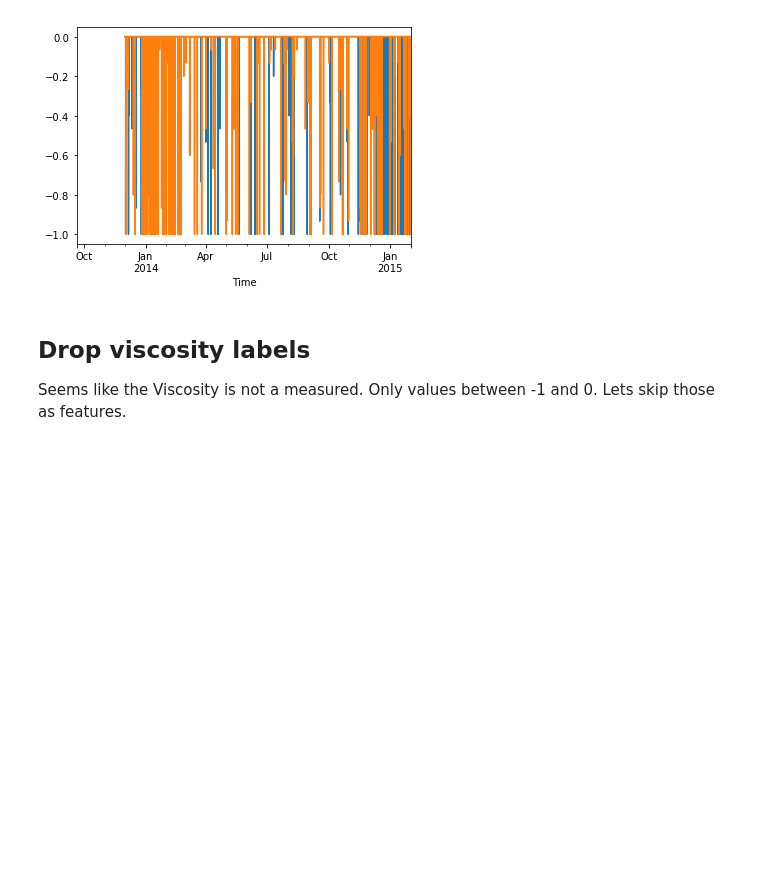
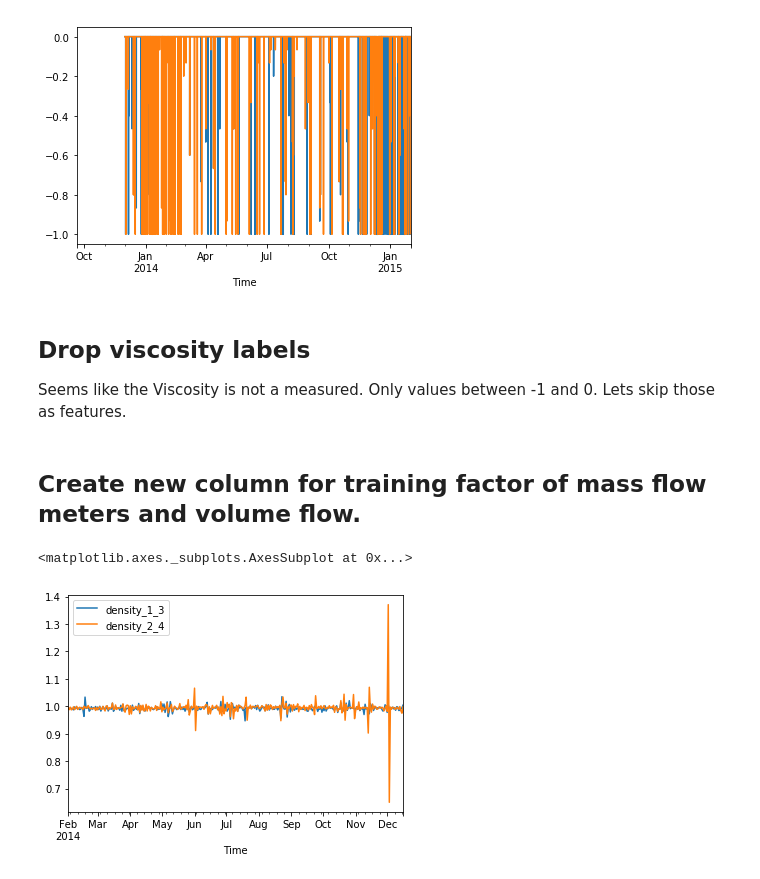
Before and after one commit to frahlg/ML-FO_Flow, a Jupyter notebook: Method-FO-calc.ipynb, the cells around one changed output. Saved outputs shown, nothing was run; the diff lists cells and outputs as text; code cells hidden in the pictures; blank space fills up the shorter version.

Commit message:
Fuel density

```diff
--- a/Method-FO-calc.ipynb
+++ b/Method-FO-calc.ipynb
@@ -187,17 +187,36 @@ Seems like the Viscosity is not a measured. Only values between -1 and 0. Lets s
 # %%
 fuel_oil = fuel_oil.drop(['FO VISCOSITY ME1/3:6141:-:Average:900',
                           'FO VISCOSITY ME2/4:6142:-:Average:900'],axis=1)
+# %% [markdown]
+## Create new column for training factor of mass flow meters and volume flow.
 # %%
 
+# The FO_1_3 is the mass flow meters, in tonnes for each day.
 
+fo_total = pd.DataFrame(df[['FO_day_engine_1_3','FO_day_engine_2_4']].dropna())
 
-fo_1_3_total = df['FO_day_engine_1_3'].dropna()
-fo_2_4_total = df['FO_day_engine_2_4'].dropna()
+# this gives the total in tonnes for each day.
+
+# We do not have the full time extent for the dataset, so we have to filter out.
 
 date_begin = '2014-02-01'
 date_end = '2014-12-16'
 
-# this gives the total in tonnes for each day.
-
 # The dataset is not complete overlapping in time with data from both the mass-flow meters and the
 # the rest of the data. So we have to manually filter out the time interval which we are interested in.
+# %%
+
+# This gives the val in m3
+
+fo_total['vol_flow_1_3'] = df['FO BOOST 1 CONSUMPT:6165:m3/h:Average:900'].dropna().resample('1D').sum()*15/60
+fo_total['vol_flow_2_4'] = df['FO BOOST 2 CONSUMPT:6166:m3/h:Average:900'].dropna().resample('1D').sum()*15/60
+
+fo_total['density_1_3'] = fo_total['FO_day_engine_1_3'] / fo_total['vol_flow_1_3']
+fo_total['density_2_4'] = fo_total['FO_day_engine_2_4'] / fo_total['vol_flow_2_4']
+
+fo_total = fo_total.dropna()
+# %%
+fo_total[['density_1_3','density_2_4']].plot()
+# %% [output]
+<matplotlib.axes._subplots.AxesSubplot at 0x...>
+[figure, added]
```
Also changed, not shown: parts of 5 cells of this notebook, 2 other files.
